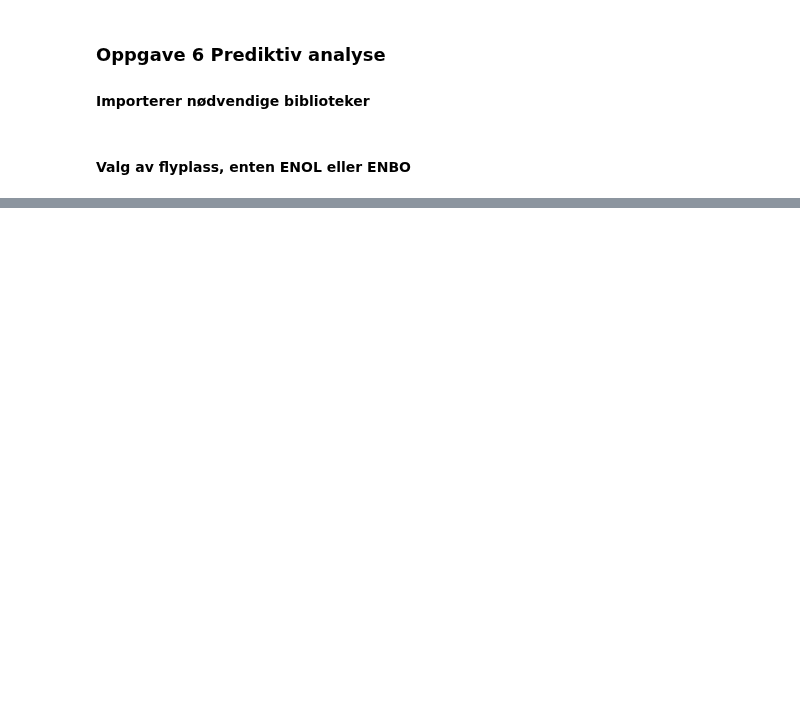
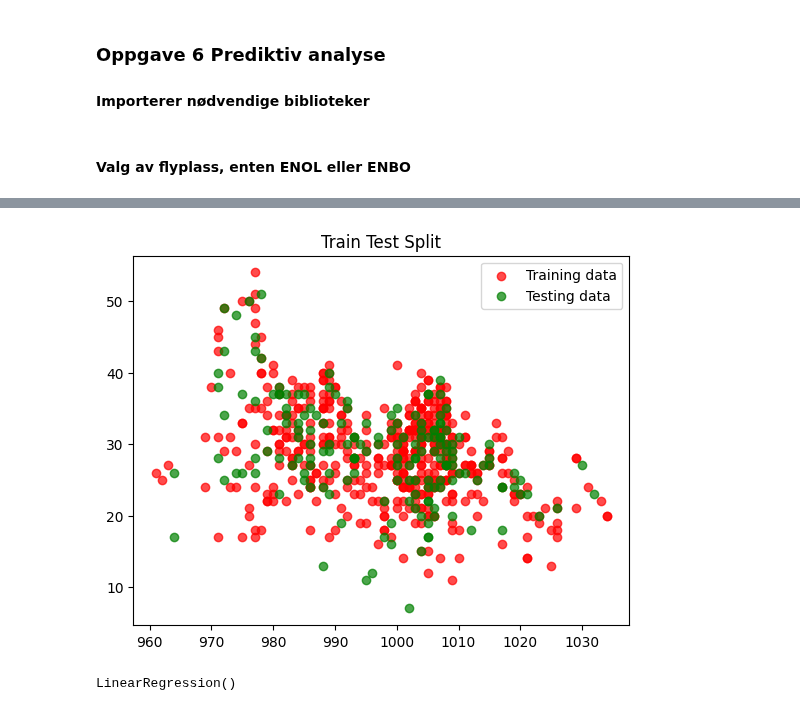
Before and after one commit to oaherrem/Prosjektgruppe55, a Jupyter notebook: notebooks/06_prediktiv_analyse.ipynb, the cells around one changed output, grey strips where cells are left out. Cells and saved outputs as stored; diff of their text form; code cells hidden in the pictures; blank space fills up the shorter version.

```diff
--- a/notebooks/06_prediktiv_analyse.ipynb
+++ b/notebooks/06_prediktiv_analyse.ipynb
@@ -422,0 +84,18 @@ For best mullig "fit" er en andregradspolynom best egnet, men det er ikke uteluk
+# %%
+# Test train split for å lage en modell
+X_train, X_test, y_train, y_test = train_test_split(df_clean['QNH'], df_clean[['Wind_speed']])
+# %%
+# Test train split visualisering
+plt.scatter(X_train, y_train, color='r', label='Training data', alpha=0.7)
+plt.scatter(X_test, y_test, color='g', label='Testing data', alpha=0.7)
+plt.legend()
+plt.title('Train Test Split')
+plt.show()
+# %% [output]
+[figure, added]
+# %%
+# Lager en lineær regresjonsmodell og trener den
+LR = LinearRegression()
+LR.fit(X_train.values.reshape(-1,1), y_train.values)
+# %% [output]
+LinearRegression()
```
Also changed, not shown: parts of 69 cells of this notebook.
